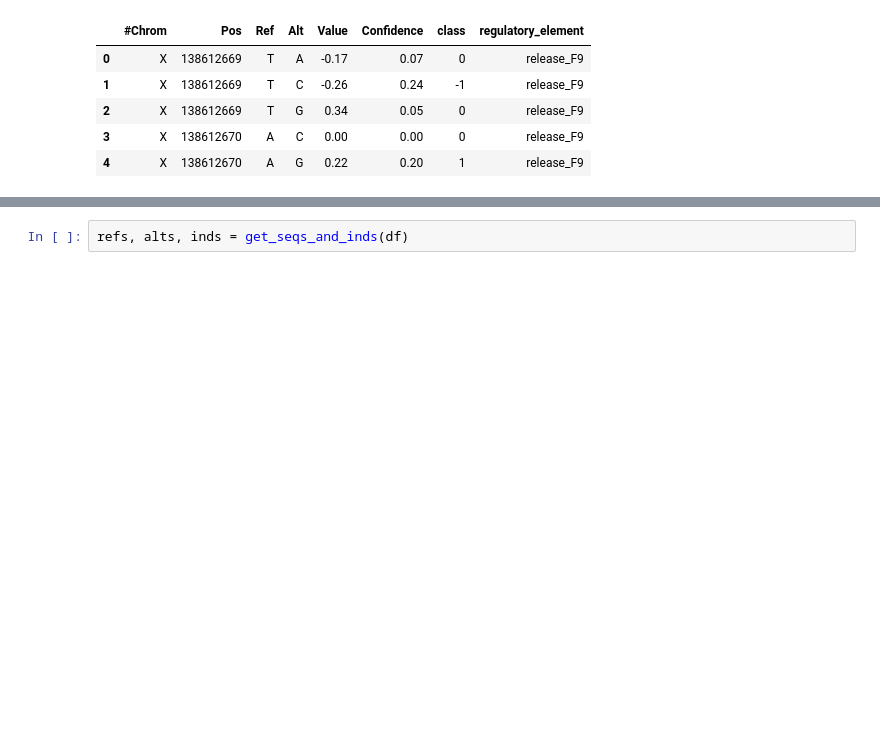
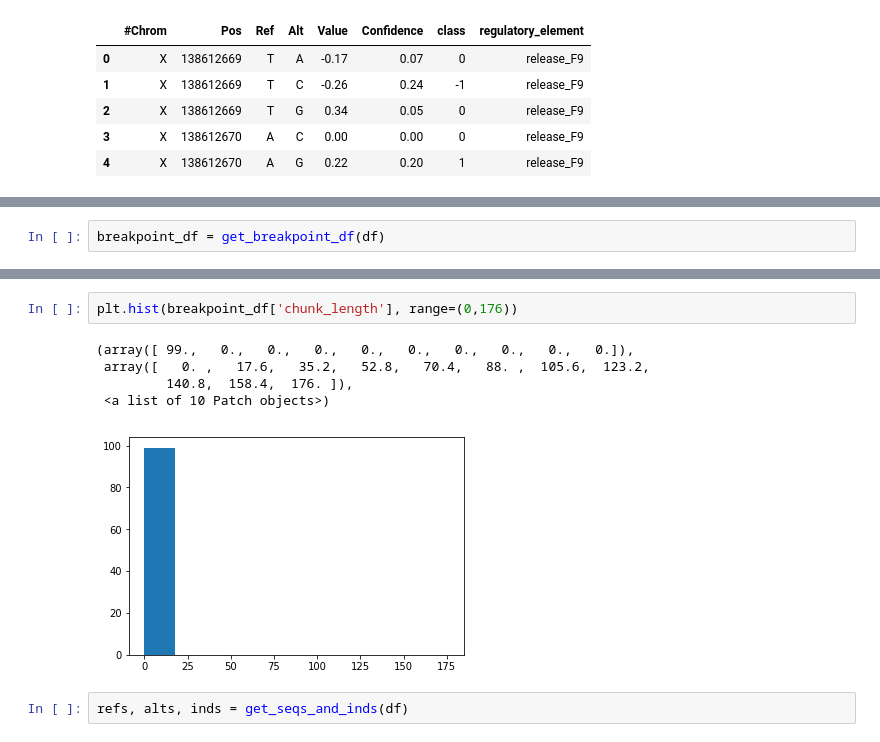
Before and after one commit to alex-hh/cagi5_mpra_prediction, a Jupyter notebook: Cagi5Exploration.ipynb, the cells around one changed output, grey strips where cells are left out. Saved outputs shown, nothing was run; the diff lists cells and outputs as text; blank space fills up the shorter version.

```diff
--- a/Cagi5Exploration.ipynb
+++ b/Cagi5Exploration.ipynb
@@ -19,0 +146,2 @@ df.head()
+# %%
+breakpoint_df = get_breakpoint_df(df)
@@ -20,3 +436,11 @@ df.head()
+# %%
+plt.hist(breakpoint_df['chunk_length'], range=(0,176))
+# %% [output]
+(array([ 99.,   0.,   0.,   0.,   0.,   0.,   0.,   0.,   0.,   0.]),
+ array([   0. ,   17.6,   35.2,   52.8,   70.4,   88. ,  105.6,  123.2,
+         140.8,  158.4,  176. ]),
+ <a list of 10 Patch objects>)
+[figure, added]
 # %%
 refs, alts, inds = get_seqs_and_inds(df)
 # %%
```
Also changed, not shown: parts of 30 cells of this notebook, 2 other files.
